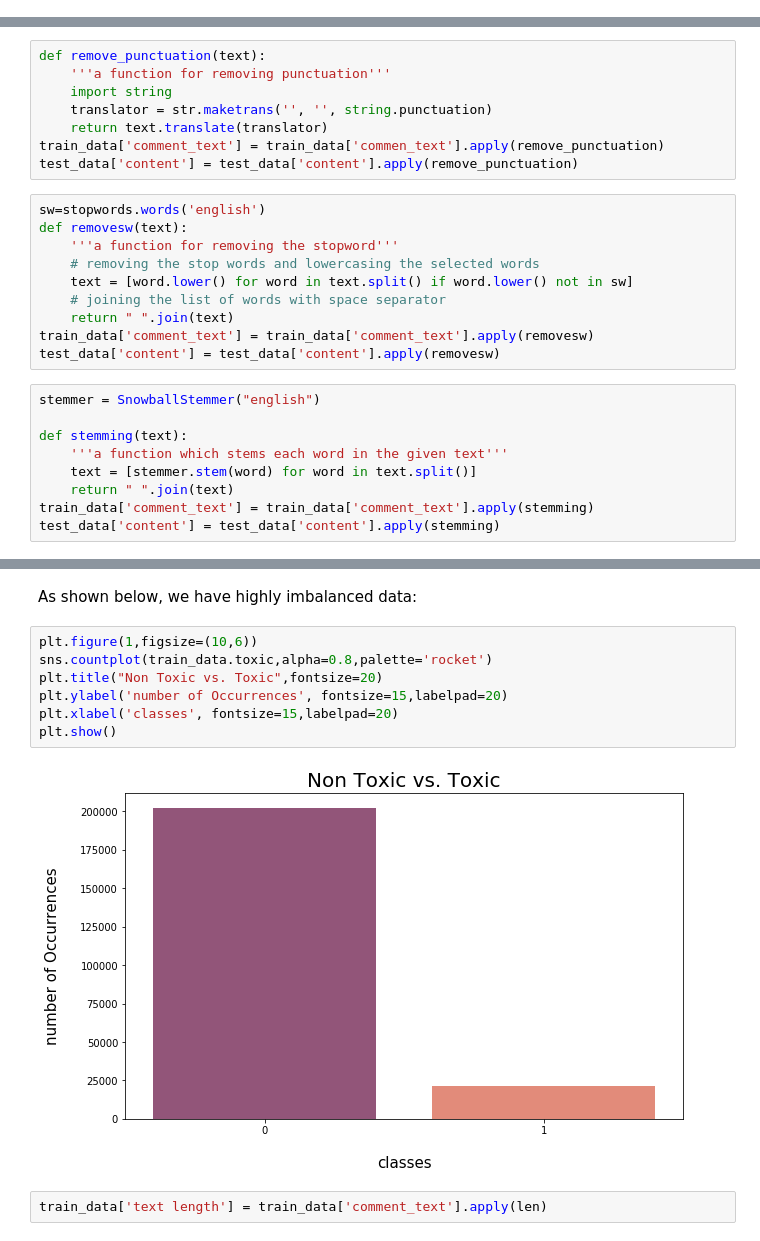
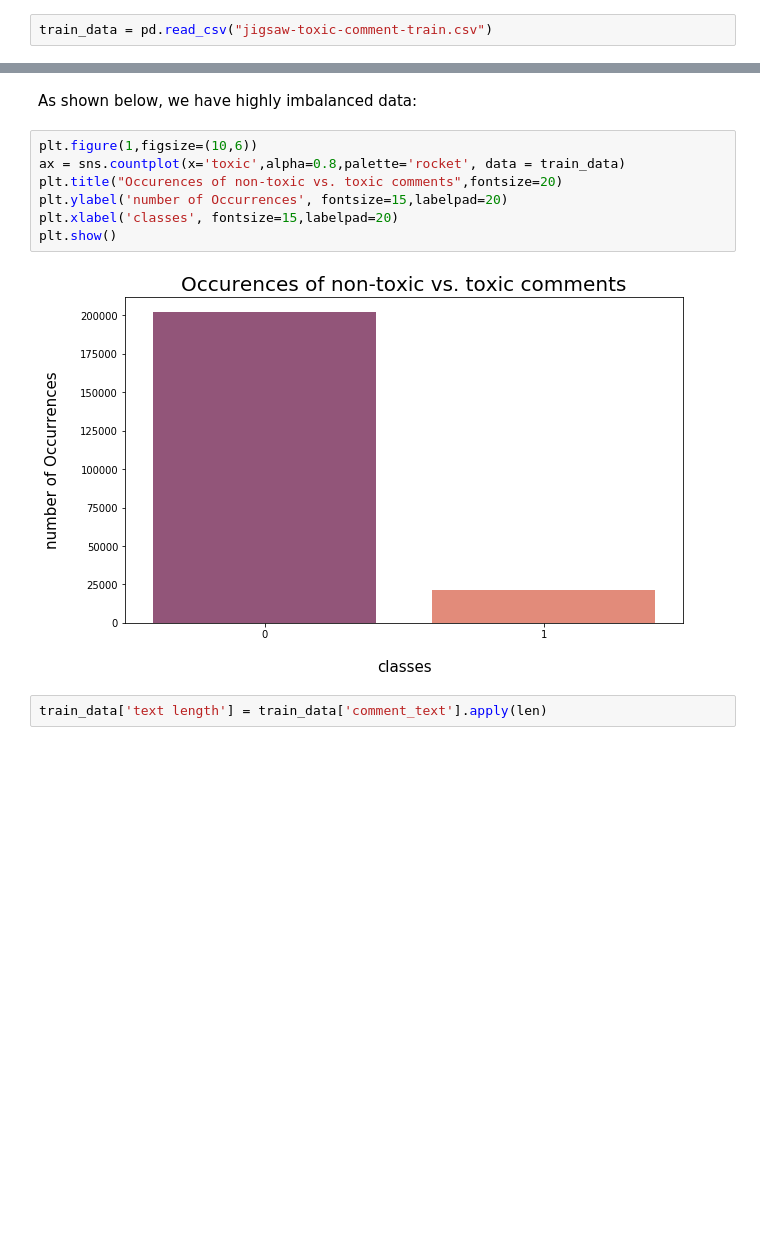
Before and after one commit to drenize/Multilingual_NLP_Classifier_Toxic_Comments, a Jupyter notebook: Toxic_Comments_EDA.ipynb, the cells around one changed output, grey strips where cells are left out. Cells and saved outputs as stored; diff of their text form; blank space fills up the shorter version.

```diff
--- a/Toxic_Comments_EDA.ipynb
+++ b/Toxic_Comments_EDA.ipynb
@@ -173,2 +152,4 @@ test_data.head(2)
 # %% [markdown]
 Import extended dataset for analysis purposes:
+# %%
+train_data = pd.read_csv("jigsaw-toxic-comment-train.csv")
@@ -250,30 +244,3 @@ comment_text, created_date, rating are not numerical.
-# %%
-def remove_punctuation(text):
-    '''a function for removing punctuation'''
-    import string
-    translator = str.maketrans('', '', string.punctuation)
-    return text.translate(translator)
-train_data['comment_text'] = train_data['commen_text'].apply(remove_punctuation)
-test_data['content'] = test_data['content'].apply(remove_punctuation)
-# %%
-sw=stopwords.words('english')
-def removesw(text):
-    '''a function for removing the stopword'''
-    # removing the stop words and lowercasing the selected words
-    text = [word.lower() for word in text.split() if word.lower() not in sw]
-    # joining the list of words with space separator
-    return " ".join(text)
-train_data['comment_text'] = train_data['comment_text'].apply(removesw)
-test_data['content'] = test_data['content'].apply(removesw)
-# %%
-stemmer = SnowballStemmer("english")
-
-def stemming(text):
-    '''a function which stems each word in the given text'''
-    text = [stemmer.stem(word) for word in text.split()]
-    return " ".join(text)
-train_data['comment_text'] = train_data['comment_text'].apply(stemming)
-test_data['content'] = test_data['content'].apply(stemming)
 # %% [markdown]
 ## Check for Missings
 # %% [markdown]
@@ -329,12 +304,12 @@ The method of the imputation should be "*to inject the correct degree of randomn
 As shown below, we have highly imbalanced data:
 # %%
 plt.figure(1,figsize=(10,6))
-sns.countplot(train_data.toxic,alpha=0.8,palette='rocket')
-plt.title("Non Toxic vs. Toxic",fontsize=20)
+ax = sns.countplot(x='toxic',alpha=0.8,palette='rocket', data = train_data)
+plt.title("Occurences of non-toxic vs. toxic comments",fontsize=20)
 plt.ylabel('number of Occurrences', fontsize=15,labelpad=20)
 plt.xlabel('classes', fontsize=15,labelpad=20)
 plt.show()
 # %% [output]
-[figure, old version]
+[figure, new version]
 # %%
 train_data['text length'] = train_data['comment_text'].apply(len)
```
Also changed, not shown: parts of 77 cells of this notebook.
